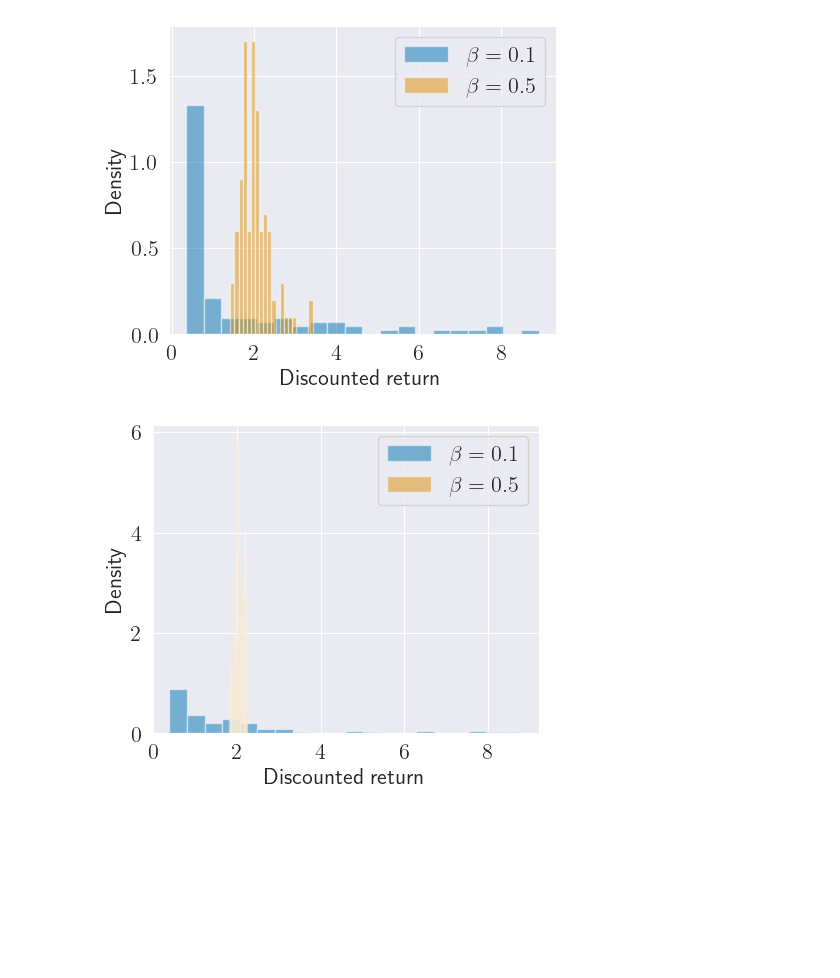
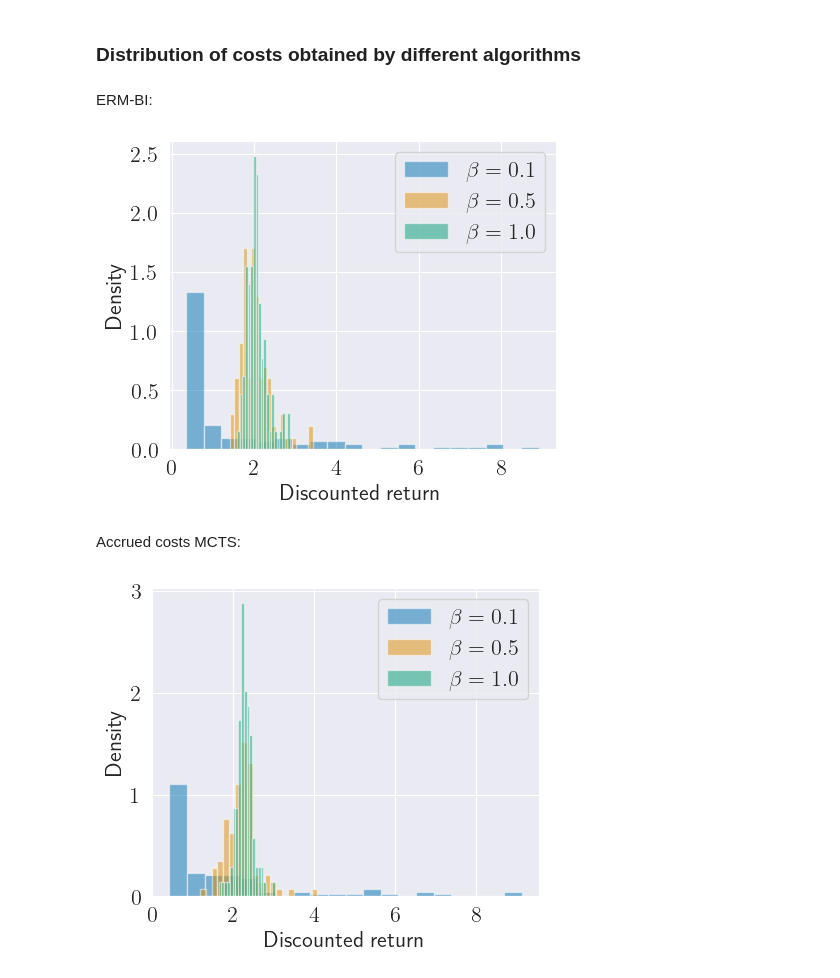
Before and after one commit to PPSantos/risk-aware-mcts, a Jupyter notebook: erm_mcts.ipynb, the cells around one changed output. Saved outputs shown, nothing was run; the diff lists cells and outputs as text; code cells hidden in the pictures; blank space fills up the shorter version.

```diff
--- a/erm_mcts.ipynb
+++ b/erm_mcts.ipynb
@@ -111,36 +220,40 @@ for erm_beta, erm_vi_path in erm_vi_paths.items():
+# %% [markdown]
+### Distribution of costs obtained by different algorithms
+# %%
+exp_steps_to_plot = 1_000
+# %% [markdown]
+ERM-BI:
 # %%
 fig = plt.figure()
 fig.set_size_inches(5.0, 4.0)
 fig.tight_layout()
 
-plt.hist(erm_vi_data[0.1]["f_vals"], density=True, bins=20, alpha=0.5, label=r'$\beta=0.1$')
-plt.hist(erm_vi_data[0.5]["f_vals"], density=True, bins=20, alpha=0.5, label=r'$\beta=0.5$')
-#plt.hist(mcts_planner_data[2.0]["f_vals"], density=True, bins=20, alpha=0.5, label=r'$\beta=2.0$')
+plt.hist(erm_bi_data[0.1]["f_vals"], density=True, bins=20, alpha=0.5, label=r'$\beta=0.1$')
+plt.hist(erm_bi_data[0.5]["f_vals"], density=True, bins=20, alpha=0.5, label=r'$\beta=0.5$')
+plt.hist(erm_bi_data[1.0]["f_vals"], density=True, bins=20, alpha=0.5, label=r'$\beta=1.0$')
 plt.ylabel('Density')
 plt.xlabel("Discounted return")
 plt.grid()
 
 plt.legend()
-
-# plt.savefig("f_dist_entropy_example.pdf", bbox_inches='tight')
 plt.show()
 # %% [output]
-[figure, old version]
+[figure, new version]
+# %% [markdown]
+Accrued costs MCTS:
 # %%
 fig = plt.figure()
 fig.set_size_inches(5.0, 4.0)
 fig.tight_layout()
 
-plt.hist(mcts_planner_data[0.1]["f_vals"], density=True, bins=20, alpha=0.5, label=r'$\beta=0.1$')
-plt.hist(mcts_planner_data[0.5]["f_vals"], density=True, bins=20, alpha=0.5, label=r'$\beta=0.5$')
-#plt.hist(mcts_planner_data[2.0]["f_vals"], density=True, bins=20, alpha=0.5, label=r'$\beta=2.0$')
+plt.hist(accrued_costs_mcts_planner_data[0.1][exp_steps_to_plot]["f_vals"], density=True, bins=20, alpha=0.5, label=r'$\beta=0.1$')
+plt.hist(accrued_costs_mcts_planner_data[0.5][exp_steps_to_plot]["f_vals"], density=True, bins=20, alpha=0.5, label=r'$\beta=0.5$')
+plt.hist(accrued_costs_mcts_planner_data[1.0][exp_steps_to_plot]["f_vals"], density=True, bins=20, alpha=0.5, label=r'$\beta=1.0$')
 plt.ylabel('Density')
 plt.xlabel("Discounted return")
 plt.grid()
 
 plt.legend()
-
-# plt.savefig("f_dist_entropy_example.pdf", bbox_inches='tight')
 plt.show()
 # %% [output]
-[figure, old version]
+[figure, new version]
```
Also changed, not shown: parts of 16 cells of this notebook, 4 other files.
